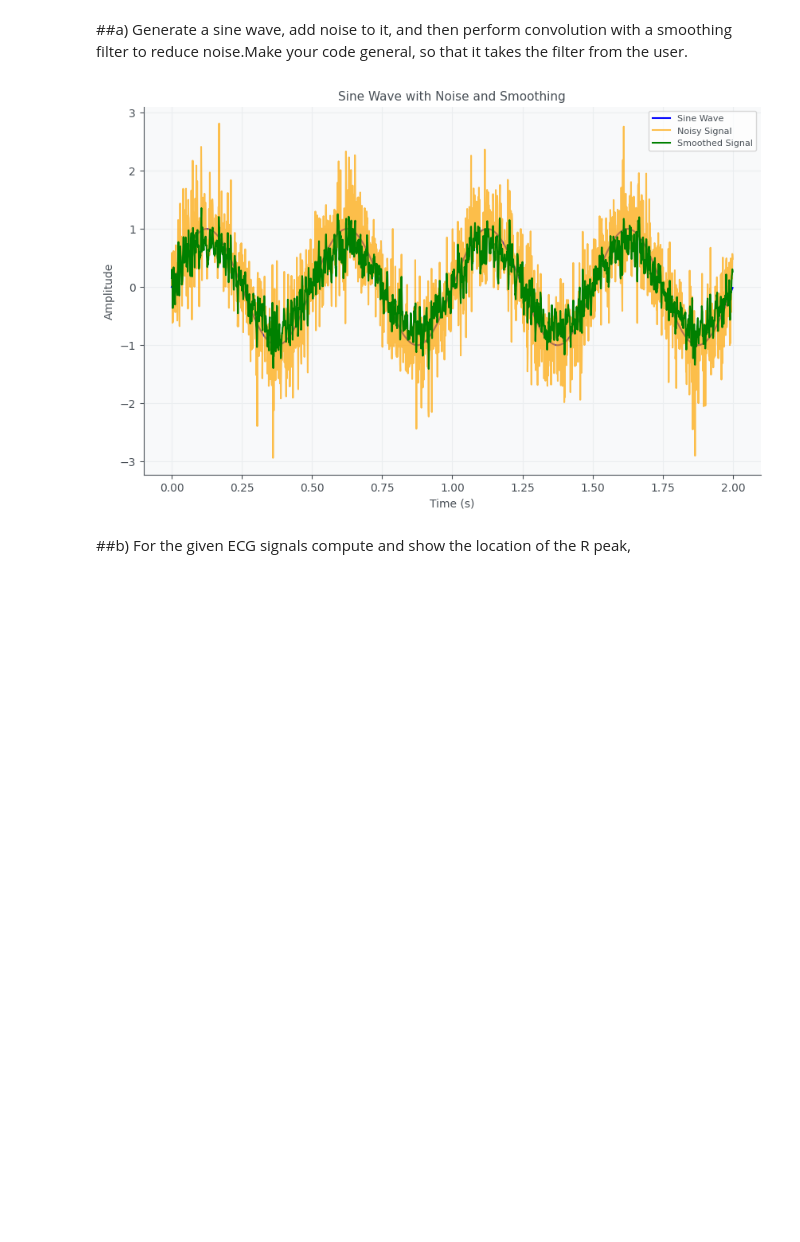
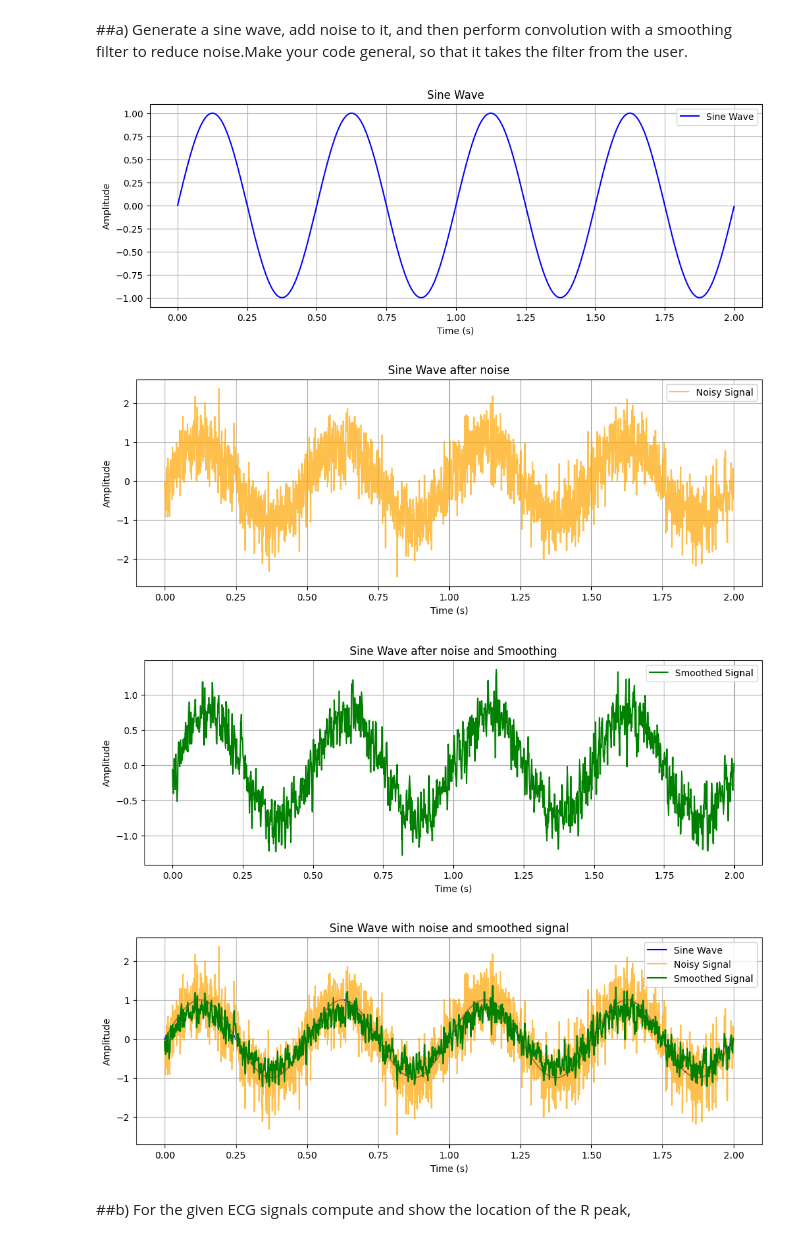
Before and after one commit to shashankkapoor/IK502_IBS, a Jupyter notebook: IK502:Assignment_1.ipynb, the cells around one changed output. Drawn from its saved outputs; the diff is of its cells as text; code cells hidden in the pictures; blank space fills up the shorter version.

```diff
--- a/IK502:Assignment_1.ipynb
+++ b/IK502:Assignment_1.ipynb
@@ -69,38 +51,69 @@ def smooth_signal(signal, filter_kernel):
 
 def main():
     # User-defined parameters
     freq = 2  # Frequency of the sine wave
     amplitude = 1  # Amplitude of the sine wave
     duration = 2  # Duration of the signal in seconds
     sample_rate = 1000  # Sample rate in Hz
     noise_level = 0.5  # Standard deviation of the noise
     filter_kernel = np.array([1, 1, 1]) / 4  # Example smoothing filter
 
     # Generate sine wave
     t, sine_wave = generate_sine_wave(freq, amplitude, duration, sample_rate)
 
     # Add noise to the sine wave
     noisy_signal = add_noise(sine_wave, noise_level)
 
     # Smooth the noisy signal using convolution
     smoothed_signal = smooth_signal(noisy_signal, filter_kernel)
 
     # Plotting
-    plt.figure(figsize=(10, 6))
+    plt.figure(figsize=(12, 4))
     plt.plot(t, sine_wave, label='Sine Wave', color='blue')
-    plt.plot(t, noisy_signal, label='Noisy Signal', color='orange', alpha=0.7)
-    plt.plot(t, smoothed_signal, label='Smoothed Signal', color='green')
-    plt.title('Sine Wave with Noise and Smoothing')
+    plt.title('Sine Wave')
     plt.xlabel('Time (s)')
     plt.ylabel('Amplitude')
     plt.legend()
     plt.grid(True)
     plt.show()
 
+    plt.figure(figsize=(12, 4))
+    plt.plot(t, noisy_signal, label='Noisy Signal', color='orange', alpha=0.7)
+    plt.title('Sine Wave after noise')
+    plt.xlabel('Time (s)')
+    plt.ylabel('Amplitude')
+    plt.legend()
+    plt.grid(True)
+    plt.show()
+
+    plt.figure(figsize=(12, 4))
+    plt.plot(t, smoothed_signal, label='Smoothed Signal', color='green')
+    plt.title('Sine Wave after noise and Smoothing')
+    plt.xlabel('Time (s)')
+    plt.ylabel('Amplitude')
+    plt.legend()
+    plt.grid(True)
+    plt.show()
+
+    plt.figure(figsize=(12, 4))
+    plt.plot(t, sine_wave, label='Sine Wave', color='blue')
+    plt.plot(t, noisy_signal, label='Noisy Signal', color='orange', alpha=0.7)
+    plt.plot(t, smoothed_signal, label='Smoothed Signal', color='green')
+    plt.title('Sine Wave with noise and smoothed signal')
+    plt.xlabel('Time (s)')
+    plt.ylabel('Amplitude')
+    plt.legend()
+    plt.grid(True)
+    plt.show()
+
+
 if __name__ == "__main__":
     main()
 # %% [output]
-[figure, old version]
+[figure, new version]
+[figure, added]
+[figure, added]
+[figure, added]
 # %% [markdown]
 ##b) For the given ECG signals compute and show the location of the R peak,
 # %%
```
Also changed, not shown: parts of 4 cells of this notebook.
